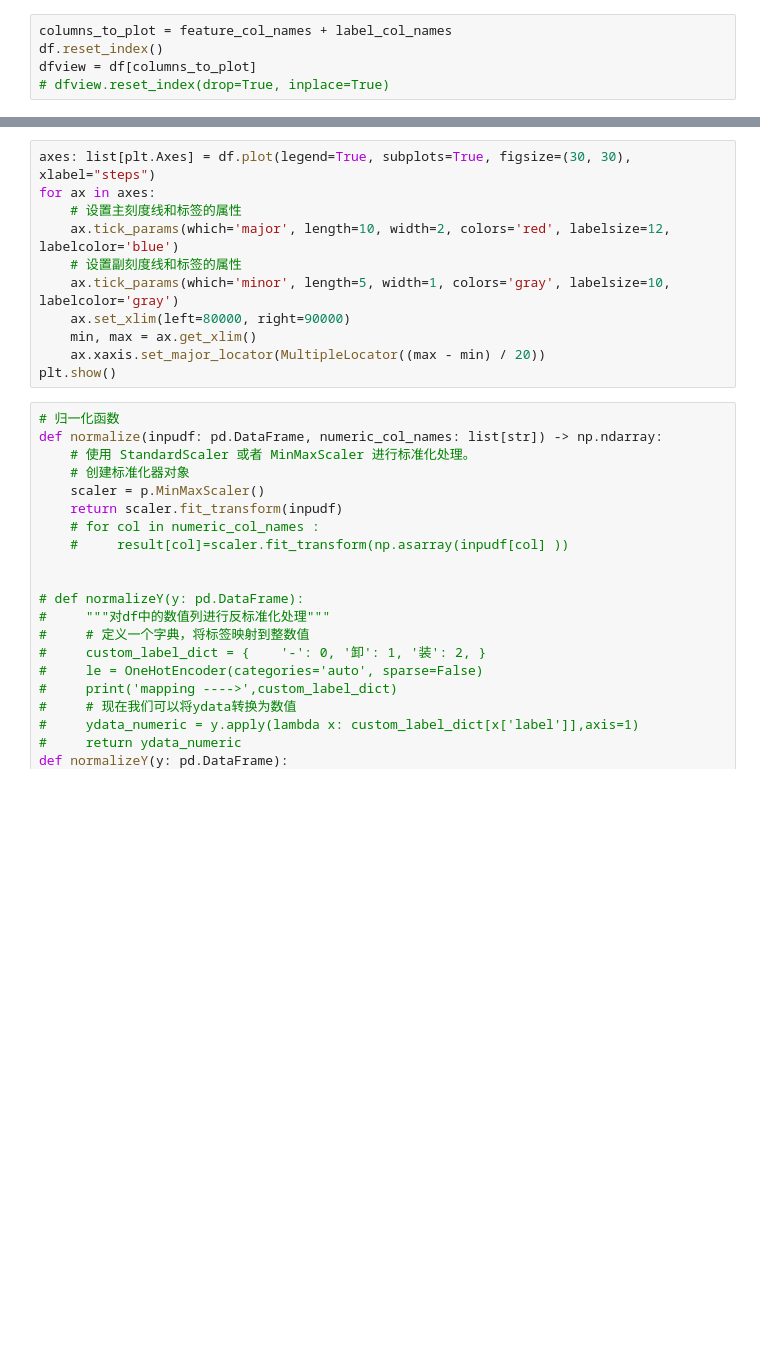
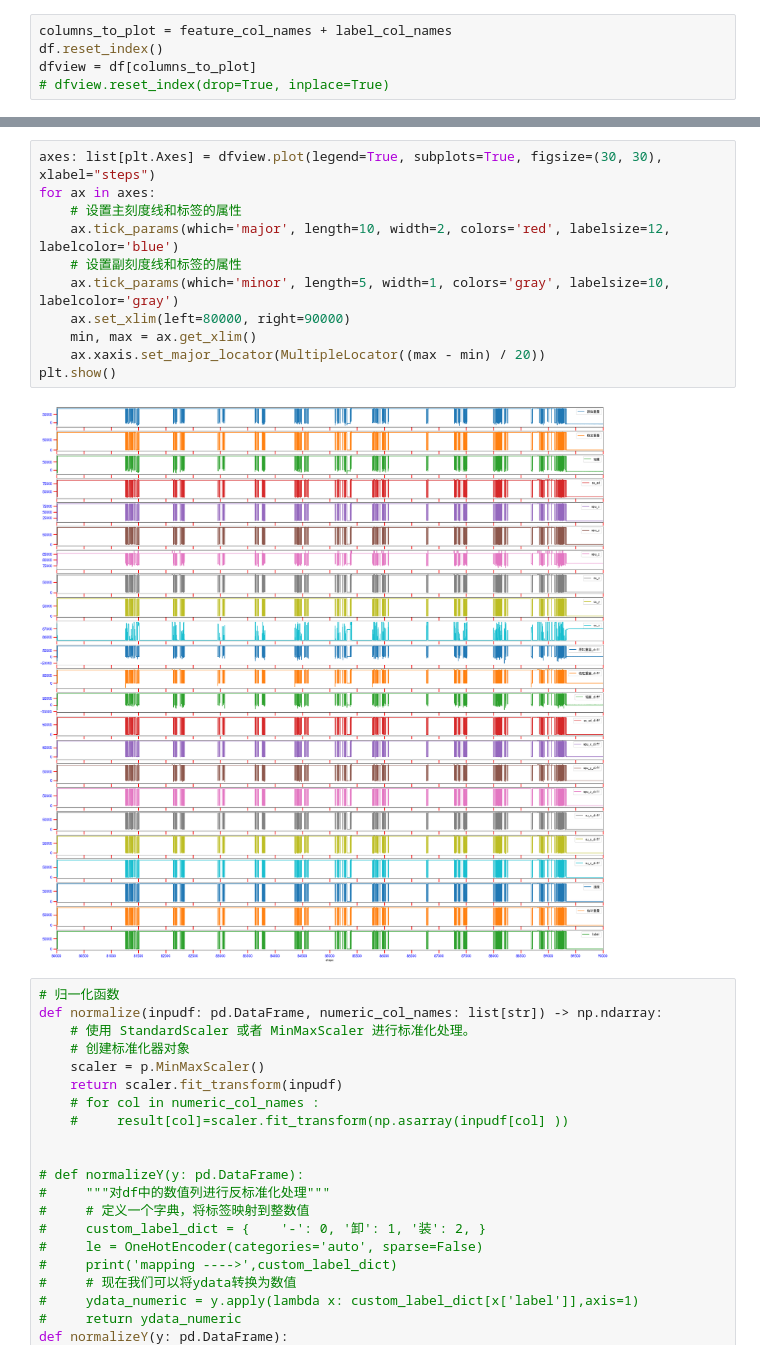
Before and after one commit to ainiubility/CNN-LSTM-Attention, a Jupyter notebook: C_L_A_train_alldata.ipynb, the cells around one changed output, grey strips where cells are left out. Drawn from its saved outputs; the diff is of its cells as text; blank space fills up the shorter version.

```diff
--- a/C_L_A_train_alldata.ipynb
+++ b/C_L_A_train_alldata.ipynb
@@ -353,14 +363,16 @@ plt.show()
 # %%
-axes: list[plt.Axes] = df.plot(legend=True, subplots=True, figsize=(30, 30), xlabel="steps")
+axes: list[plt.Axes] = dfview.plot(legend=True, subplots=True, figsize=(30, 30), xlabel="steps")
 for ax in axes:
     # 设置主刻度线和标签的属性
     ax.tick_params(which='major', length=10, width=2, colors='red', labelsize=12, labelcolor='blue')
     # 设置副刻度线和标签的属性
     ax.tick_params(which='minor', length=5, width=1, colors='gray', labelsize=10, labelcolor='gray')
     ax.set_xlim(left=80000, right=90000)
     min, max = ax.get_xlim()
     ax.xaxis.set_major_locator(MultipleLocator((max - min) / 20))
 plt.show()
+# %% [output]
+[figure, added]
 # %%
 # 归一化函数
 def normalize(inpudf: pd.DataFrame, numeric_col_names: list[str]) -> np.ndarray:
```
Also changed, not shown: parts of 5 cells of this notebook.
